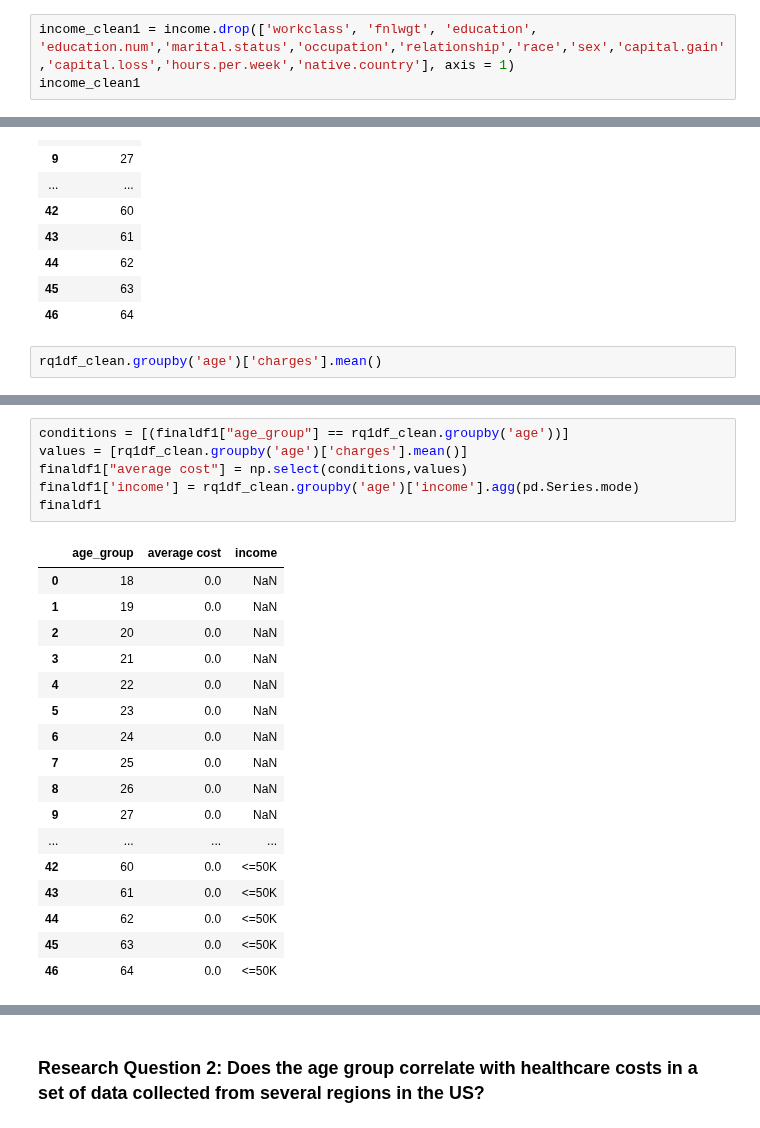
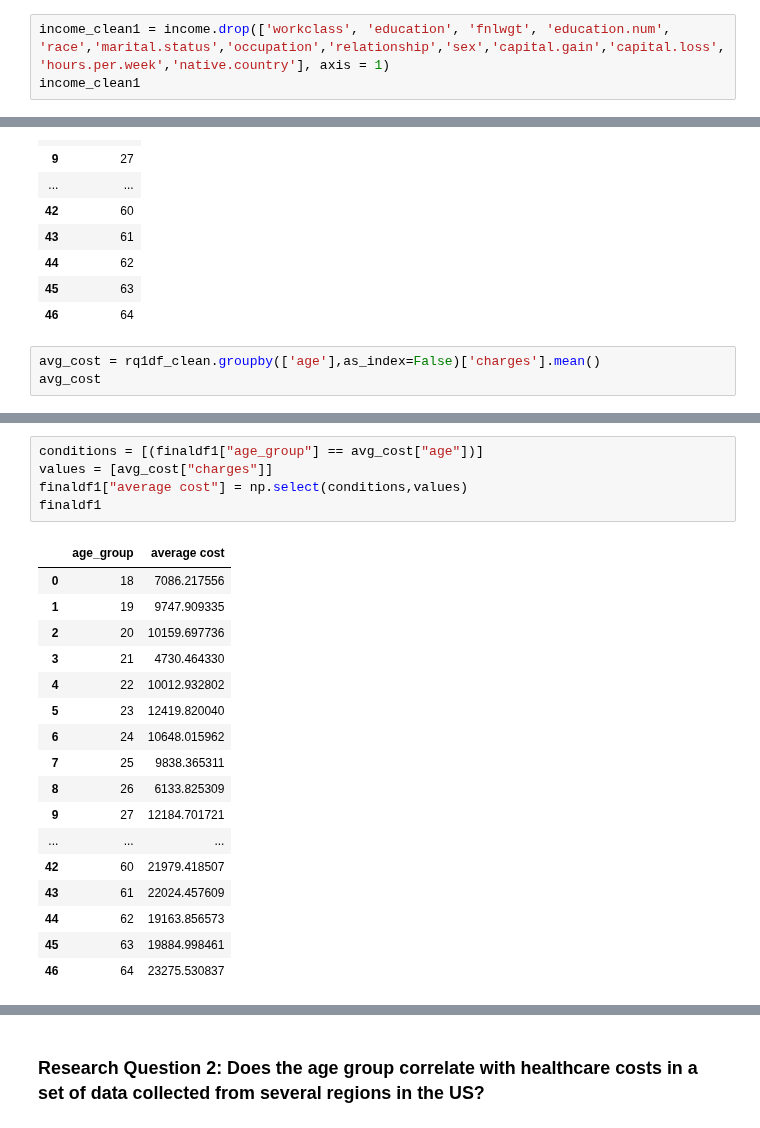
Before and after one commit to ubco-W2022T2-data301/project-group-group08, a Jupyter notebook: analysis/analysis1.ipynb, the cells around one changed output, grey strips where cells are left out. Cells and saved outputs as stored; diff of their text form.

```diff
--- a/analysis/analysis1.ipynb
+++ b/analysis/analysis1.ipynb
@@ -69,7 +69,7 @@ med_clean1
 | 1337 | 61 | 29141.36030 |
 1338 rows × 2 columns
 # %%
-income_clean1 = income.drop(['workclass', 'fnlwgt', 'education', 'education.num','marital.status','occupation','relationship','race','sex','capital.gain','capital.loss','hours.per.week','native.country'], axis = 1)
+income_clean1 = income.drop(['workclass', 'education', 'fnlwgt', 'education.num', 'race','marital.status','occupation','relationship','sex','capital.gain','capital.loss','hours.per.week','native.country'], axis = 1)
 income_clean1
 # %% [output]
 |  | age | income |
@@ -148,5 +148,6 @@ finaldf1
 | 45 | 63 |
 | 46 | 64 |
 # %%
-rq1df_clean.groupby('age')['charges'].mean()
+avg_cost = rq1df_clean.groupby(['age'],as_index=False)['charges'].mean()
+avg_cost
 # %% [output]
@@ -170,24 +171,23 @@ Name: charges, dtype: float64
 # %%
-conditions = [(finaldf1["age_group"] == rq1df_clean.groupby('age'))]
-values = [rq1df_clean.groupby('age')['charges'].mean()]
+conditions = [(finaldf1["age_group"] == avg_cost["age"])]
+values = [avg_cost["charges"]]
 finaldf1["average cost"] = np.select(conditions,values)
-finaldf1['income'] = rq1df_clean.groupby('age')['income'].agg(pd.Series.mode)
 finaldf1
 # %% [output]
-|  | age_group | average cost | income |
-| 0 | 18 | 0.0 | NaN |
-| 1 | 19 | 0.0 | NaN |
-| 2 | 20 | 0.0 | NaN |
-| 3 | 21 | 0.0 | NaN |
-| 4 | 22 | 0.0 | NaN |
-| 5 | 23 | 0.0 | NaN |
-| 6 | 24 | 0.0 | NaN |
-| 7 | 25 | 0.0 | NaN |
-| 8 | 26 | 0.0 | NaN |
-| 9 | 27 | 0.0 | NaN |
-| ... | ... | ... | ... |
-| 42 | 60 | 0.0 | <=50K |
-| 43 | 61 | 0.0 | <=50K |
-| 44 | 62 | 0.0 | <=50K |
-| 45 | 63 | 0.0 | <=50K |
-| 46 | 64 | 0.0 | <=50K |
+|  | age_group | average cost |
+| 0 | 18 | 7086.217556 |
+| 1 | 19 | 9747.909335 |
+| 2 | 20 | 10159.697736 |
+| 3 | 21 | 4730.464330 |
+| 4 | 22 | 10012.932802 |
+| 5 | 23 | 12419.820040 |
+| 6 | 24 | 10648.015962 |
+| 7 | 25 | 9838.365311 |
+| 8 | 26 | 6133.825309 |
+| 9 | 27 | 12184.701721 |
+| ... | ... | ... |
+| 42 | 60 | 21979.418507 |
+| 43 | 61 | 22024.457609 |
+| 44 | 62 | 19163.856573 |
+| 45 | 63 | 19884.998461 |
+| 46 | 64 | 23275.530837 |
```
Also changed, not shown: parts of 3 cells of this notebook.
